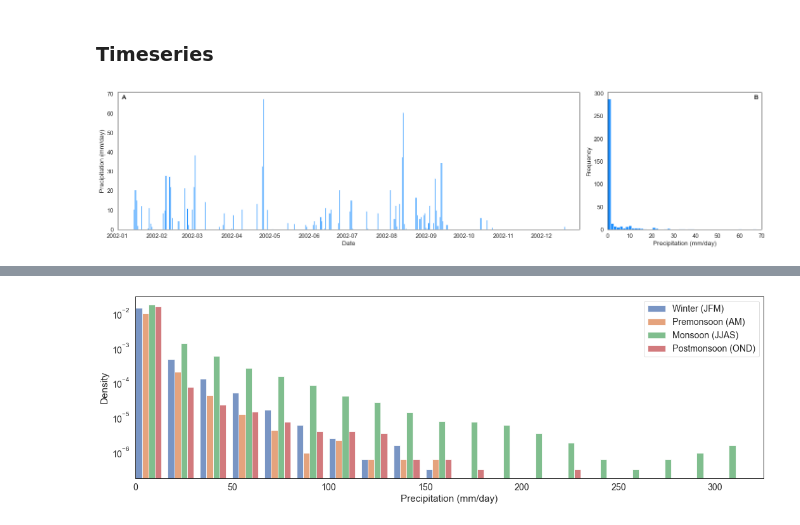
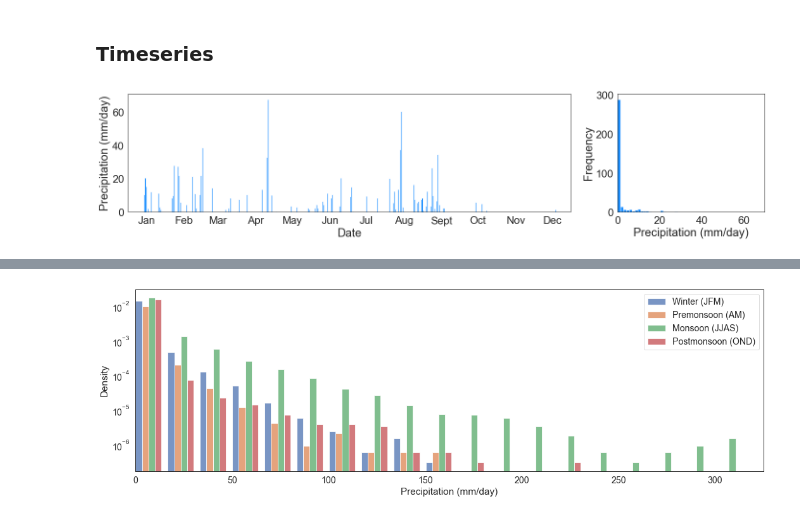
Before and after one commit to mgironamata/upper-indus-prec-bc, a Jupyter notebook: notebooks/figures-correlation.ipynb, the cells around one changed output, grey strips where cells are left out. Cells and saved outputs as stored; diff of their text form; code cells hidden in the pictures.

```diff
--- a/notebooks/figures-correlation.ipynb
+++ b/notebooks/figures-correlation.ipynb
@@ -13,7 +16,7 @@ from scipy.spatial.distance import cdist
 start="1998-01-01"
 end="2007-12-31"
 
-TRAIN_PATH = "../data/pickle/df_stations_all_nonzero_extended.pkl"
+TRAIN_PATH = "../../data/pickle/df_stations_all_nonzero_extended.pkl"
 
 st = (import_dataframe(TRAIN_PATH)
     .pipe(drop_df_NaNs, series='Prec') # Drop NaNs
@@ -69,18 +72,18 @@ st.groupby(['Station','month']).sum()[['Prec']].reset_index()
 | 695 | Theog | 12 | 124.0 |
 696 rows × 3 columns
 # %%
-sns.set_theme(context='paper',style='white',font_scale=1.5)
+sns.set_theme(context='paper',style='white',font_scale=2.5)
 fig, ax = plt.subplots(figsize=(10,5))
 x = np.arange(1,13)
 y = st.groupby(['Station','month','year']).sum()[['Prec']].groupby('month').mean().values.squeeze()
 plt.bar(x,y, color='dodgerblue')
 ax.set_xticks(np.arange(1,13))
-ax.set_ylabel('Precipitation (mm)')
+ax.set_ylabel('Precipitation (mm/month)')
 ax.set_xticklabels(['Jan','Feb','Mar','Apr','May','Jun','July','Aug','Sept','Oct','Nov','Dec'])
 
 # sns.boxplot(data = st.groupby(['Station','month','year']).sum()[['Prec']].reset_index(), x='month', y='Prec', color='dodgerblue')
 
 plt.tight_layout()
-plt.savefig(f'figures/monthly_precipitation', dpi=300)
+#plt.savefig(f'figures/monthly_precipitation', dpi=300)
 plt.show()
 # %% [output]
@@ -459,35 +462,38 @@ plt.show()
 # %%
 station = st['Station'].unique()[1]
 df_station = st[st['Station']==station]
 df_station.set_index('Date', inplace=True)
 
-sns.set_theme(context='paper', style='white', font_scale=1.4)
+sns.set_theme(context='paper', style='white', font_scale=2.5)
 
 start = '2002-01-01'
 end = '2002-12-31'
 data = df_station.loc[start:end]
 data.reset_index(inplace=True)
 
 fig, axes = plt.subplots(1,2,figsize=(20,5), gridspec_kw={'width_ratios': [3, 1]})
 
 ax1, ax2 = axes.flatten()
 
 ax1.bar(data['Date'], data['Prec'],color='dodgerblue')
 
 ax1.set_xlim([datetime.datetime.strptime(start, "%Y-%m-%d"),datetime.datetime.strptime(end, "%Y-%m-%d")])
 ax1.set_ylabel('Precipitation (mm/day)')
 ax1.set_xlabel('Date')
 
 ax2.hist(data['Prec'], bins=50, color='dodgerblue')
 ax2.set_ylabel('Frequency')
 ax2.set_xlabel('Precipitation (mm/day)')
 ax2.set_xlim(-0.10,70)
 
-ax1.text(0.01, 0.95, "A", fontweight="bold", transform=ax1.transAxes)
-ax2.text(0.95, 0.95, "B", fontweight="bold", transform=ax2.transAxes)
+ax1.set_xticks(ax1.get_xticks()+15)
+ax1.set_xticklabels(['Jan','Feb','Mar','Apr','May','Jun', 'Jul', 'Aug', 'Sept', 'Oct', 'Nov', 'Dec'])
+
+#ax1.text(0.01, 0.95, "A", fontweight="bold", transform=ax1.transAxes)
+#ax2.text(0.95, 0.95, "B", fontweight="bold", transform=ax2.transAxes)
 
 plt.tight_layout()
-plt.savefig(f'figures/time-series-{station}_{start}_{end}.png',dpi=300)
+#plt.savefig(f'figures/time-series-{station}_{start}_{end}.png',dpi=300)
 plt.show()
 # %% [output]
-[figure, old version]
+[figure, new version]
```
Also changed, not shown: parts of 3 cells of this notebook, 5 other files.
